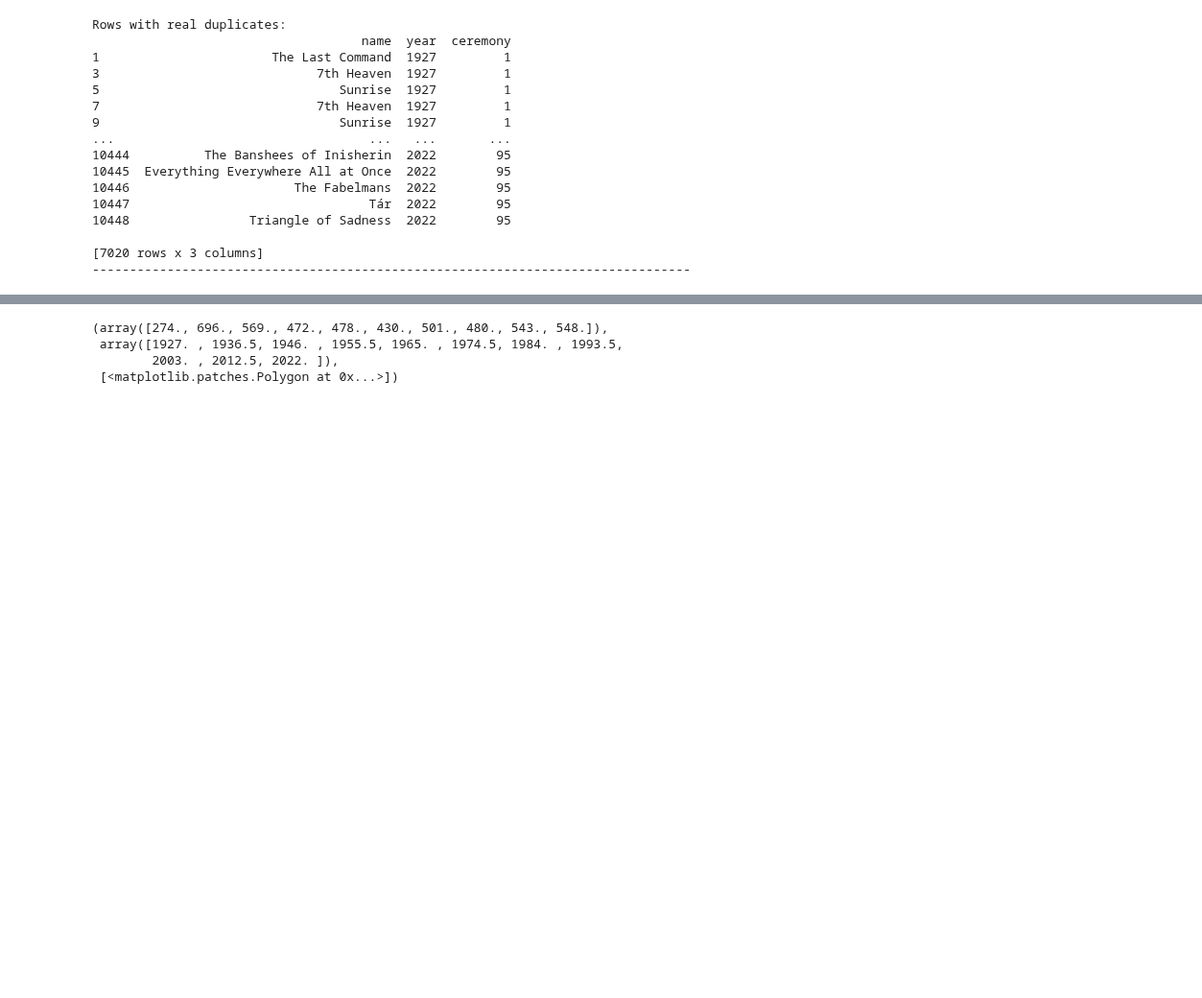
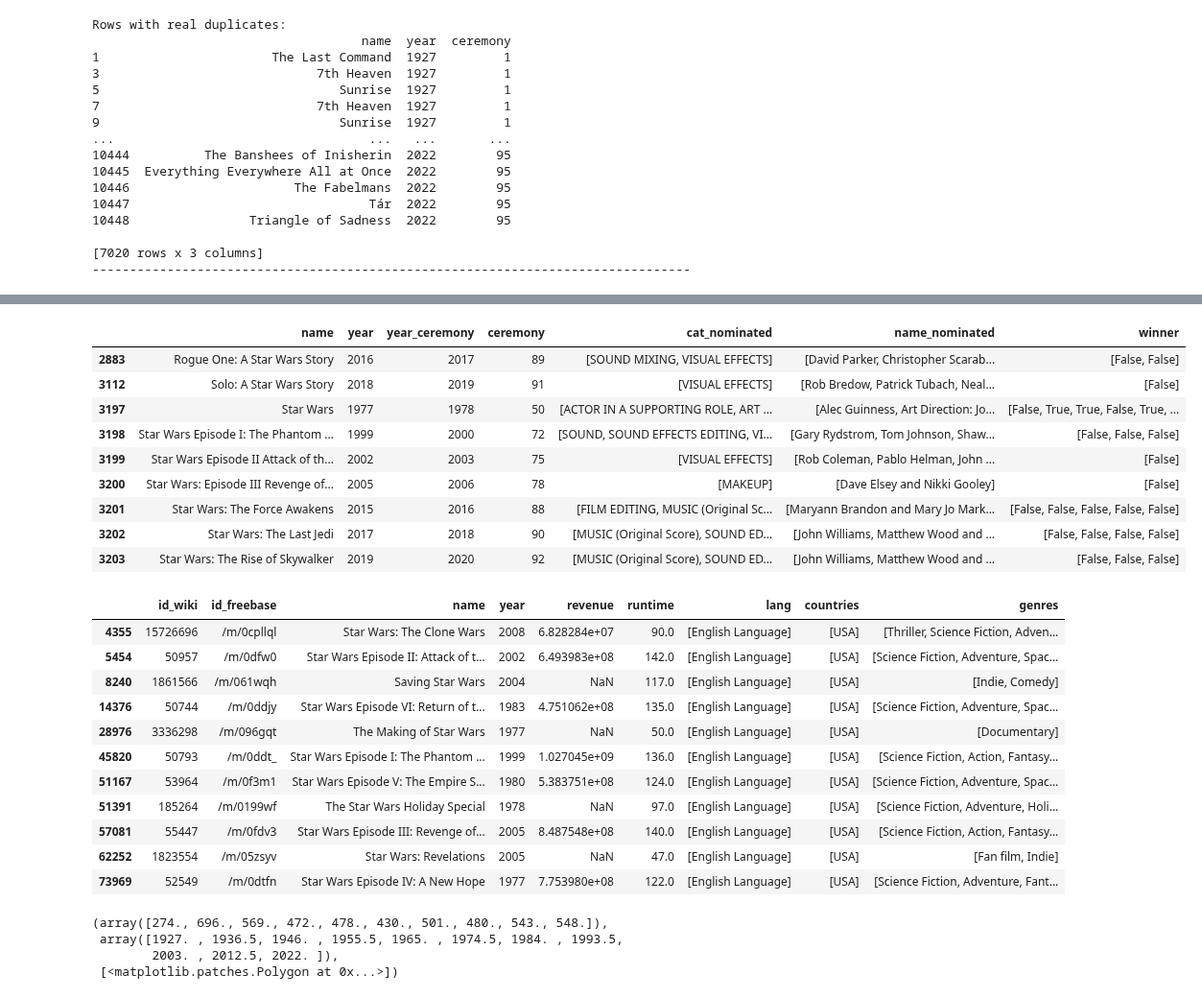
Before and after one commit to epfl-ada/ada-2023-project-thewestbobers, a Jupyter notebook: milestoneP3.ipynb, the cells around one changed output, grey strips where cells are left out. Shown at 96% size. Cells and saved outputs as stored; diff of their text form; code cells hidden in the pictures; blank space fills up the shorter version.

```diff
--- a/milestoneP3.ipynb
+++ b/milestoneP3.ipynb
@@ -333,3 +374,34 @@ awards_condensed[awards_condensed['name']=='7th Heaven']
+# %%
+# Problemo grando:
+
+display(awards_condensed[awards_condensed['name'].str.contains('Star Wars', case=False, na=False)])
+display(movies[movies['name'].str.contains('Star Wars', case=False, na=False)])
+
+# Option 1: remove ponctuation from every name (DOES NOT WORK Star Wars vs Star Wars Episode IV: A New Hope)
+# Option 2: use as merge key the producer name + year. Need character.csv
+# %% [output]
+|  | name | year | year_ceremony | ceremony | cat_nominated | name_nominated | winner |
+| 2883 | Rogue One: A Star Wars Story | 2016 | 2017 | 89 | [SOUND MIXING, VISUAL EFFECTS] | [David Parker, Christopher Scarab... | [False, False] |
+| 3112 | Solo: A Star Wars Story | 2018 | 2019 | 91 | [VISUAL EFFECTS] | [Rob Bredow, Patrick Tubach, Neal... | [False] |
+| 3197 | Star Wars | 1977 | 1978 | 50 | [ACTOR IN A SUPPORTING ROLE, ART ... | [Alec Guinness, Art Direction: Jo... | [False, True, True, False, True, ... |
+| 3198 | Star Wars Episode I: The Phantom ... | 1999 | 2000 | 72 | [SOUND, SOUND EFFECTS EDITING, VI... | [Gary Rydstrom, Tom Johnson, Shaw... | [False, False, False] |
+| 3199 | Star Wars Episode II Attack of th... | 2002 | 2003 | 75 | [VISUAL EFFECTS] | [Rob Coleman, Pablo Helman, John ... | [False] |
+| 3200 | Star Wars: Episode III Revenge of... | 2005 | 2006 | 78 | [MAKEUP] | [Dave Elsey and Nikki Gooley] | [False] |
+| 3201 | Star Wars: The Force Awakens | 2015 | 2016 | 88 | [FILM EDITING, MUSIC (Original Sc... | [Maryann Brandon and Mary Jo Mark... | [False, False, False, False, False] |
+| 3202 | Star Wars: The Last Jedi | 2017 | 2018 | 90 | [MUSIC (Original Score), SOUND ED... | [John Williams, Matthew Wood and ... | [False, False, False, False] |
+| 3203 | Star Wars: The Rise of Skywalker | 2019 | 2020 | 92 | [MUSIC (Original Score), SOUND ED... | [John Williams, Matthew Wood and ... | [False, False, False] |
+|  | id_wiki | id_freebase | name | year | revenue | runtime | lang | countries | genres |
+| 4355 | 15726696 | /m/0cpllql | Star Wars: The Clone Wars | 2008 | 6.828284e+07 | 90.0 | [English Language] | [USA] | [Thriller, Science Fiction, Adven... |
+| 5454 | 50957 | /m/0dfw0 | Star Wars Episode II: Attack of t... | 2002 | 6.493983e+08 | 142.0 | [English Language] | [USA] | [Science Fiction, Adventure, Spac... |
+| 8240 | 1861566 | /m/061wqh | Saving Star Wars | 2004 | NaN | 117.0 | [English Language] | [USA] | [Indie, Comedy] |
+| 14376 | 50744 | /m/0ddjy | Star Wars Episode VI: Return of t... | 1983 | 4.751062e+08 | 135.0 | [English Language] | [USA] | [Science Fiction, Adventure, Spac... |
+| 28976 | 3336298 | /m/096gqt | The Making of Star Wars | 1977 | NaN | 50.0 | [English Language] | [USA] | [Documentary] |
+| 45820 | 50793 | /m/0ddt_ | Star Wars Episode I: The Phantom ... | 1999 | 1.027045e+09 | 136.0 | [English Language] | [USA] | [Science Fiction, Action, Fantasy... |
+| 51167 | 53964 | /m/0f3m1 | Star Wars Episode V: The Empire S... | 1980 | 5.383751e+08 | 124.0 | [English Language] | [USA] | [Science Fiction, Adventure, Spac... |
+| 51391 | 185264 | /m/0199wf | The Star Wars Holiday Special | 1978 | NaN | 97.0 | [English Language] | [USA] | [Science Fiction, Adventure, Holi... |
+| 57081 | 55447 | /m/0fdv3 | Star Wars Episode III: Revenge of... | 2005 | 8.487548e+08 | 140.0 | [English Language] | [USA] | [Science Fiction, Action, Fantasy... |
+| 62252 | 1823554 | /m/05zsyv | Star Wars: Revelations | 2005 | NaN | 47.0 | [English Language] | [USA] | [Fan film, Indie] |
+| 73969 | 52549 | /m/0dtfn | Star Wars Episode IV: A New Hope | 1977 | 7.753980e+08 | 122.0 | [English Language] | [USA] | [Science Fiction, Adventure, Fant... |
 # %%
 plt.hist(awards_condensed.year, histtype='step')
 # %% [output]
```
Also changed, not shown: parts of 4 cells of this notebook.
